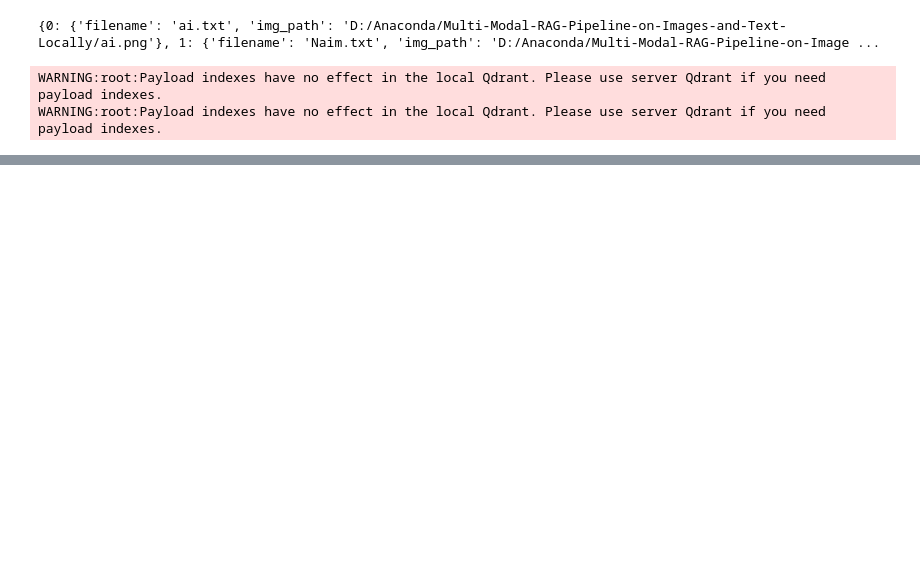
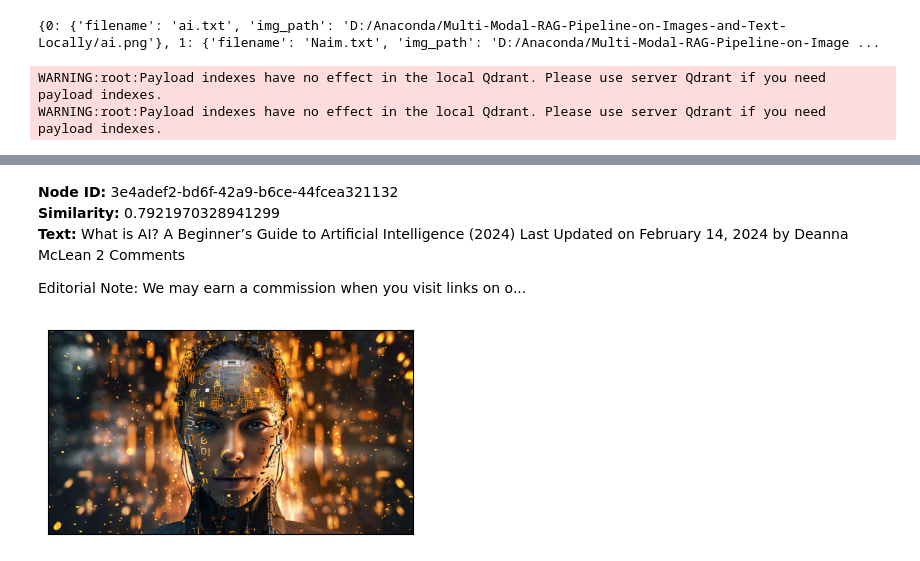
Before and after one commit to naimkatiman/Multi-Modal-RAG-Pipeline-on-Images-and-Text-Locally, a Jupyter notebook: myRAG.ipynb, the cells around one changed output, grey strips where cells are left out. Saved outputs shown, nothing was run; the diff lists cells and outputs as text; code cells hidden in the pictures; blank space fills up the shorter version.

```diff
--- a/myRAG.ipynb
+++ b/myRAG.ipynb
@@ -61,0 +153,20 @@ WARNING:root:Payload indexes have no effect in the local Qdrant. Please use serv
+# %%
+test_query = "Where is Ai?"
+# generate  retrieval results
+retriever = index.as_retriever(similarity_top_k=1, image_similarity_top_k=1)
+retrieval_results = retriever.retrieve(test_query)
+
+retrieved_image = []
+for res_node in retrieval_results:
+    if isinstance(res_node.node, ImageNode):
+        retrieved_image.append(res_node.node.metadata["file_path"])
+    else:
+        display_source_node(res_node, source_length=200)
+
+plot_images(retrieved_image)
+# %% [output]
+**Node ID:** 3e4adef2-bd6f-42a9-b6ce-44fcea321132<br>**Similarity:** 0.7921970328941299<br>**Text:** What is AI? A Beginner’s Guide to Artificial Intelligence (2024)
+Last Updated on February 14, 2024 by Deanna McLean 2 Comments
+
+Editorial Note: We may earn a commission when you visit links on o...<br>
+[figure, added]
```
Also changed, not shown: parts of 4 cells of this notebook.
